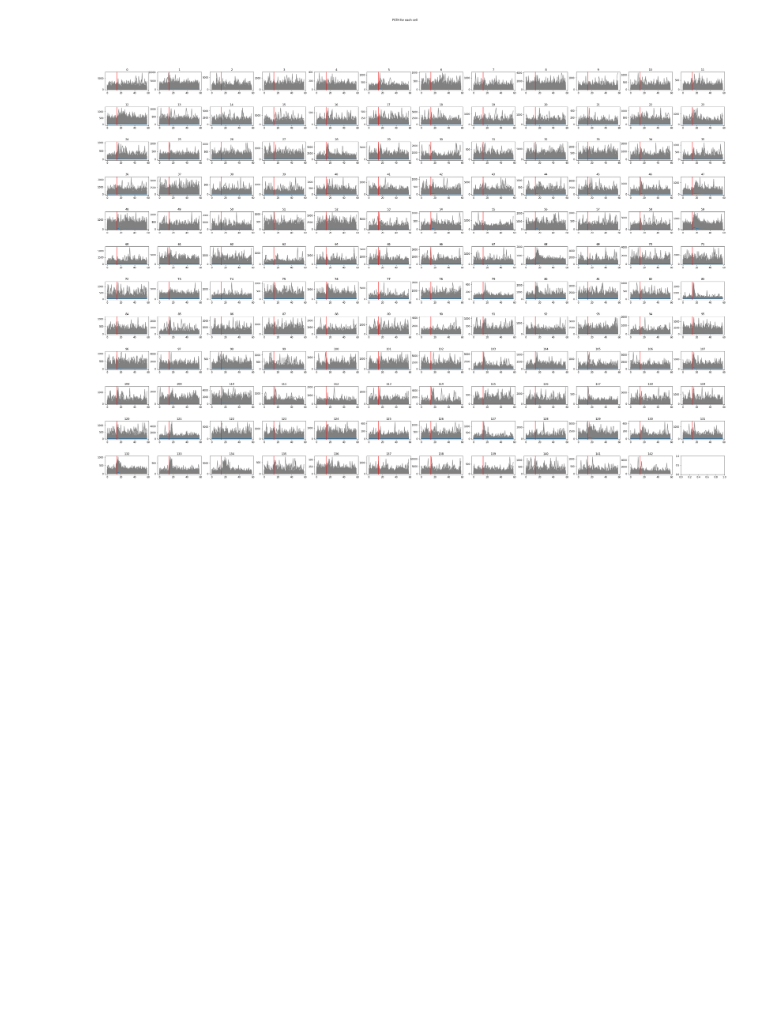
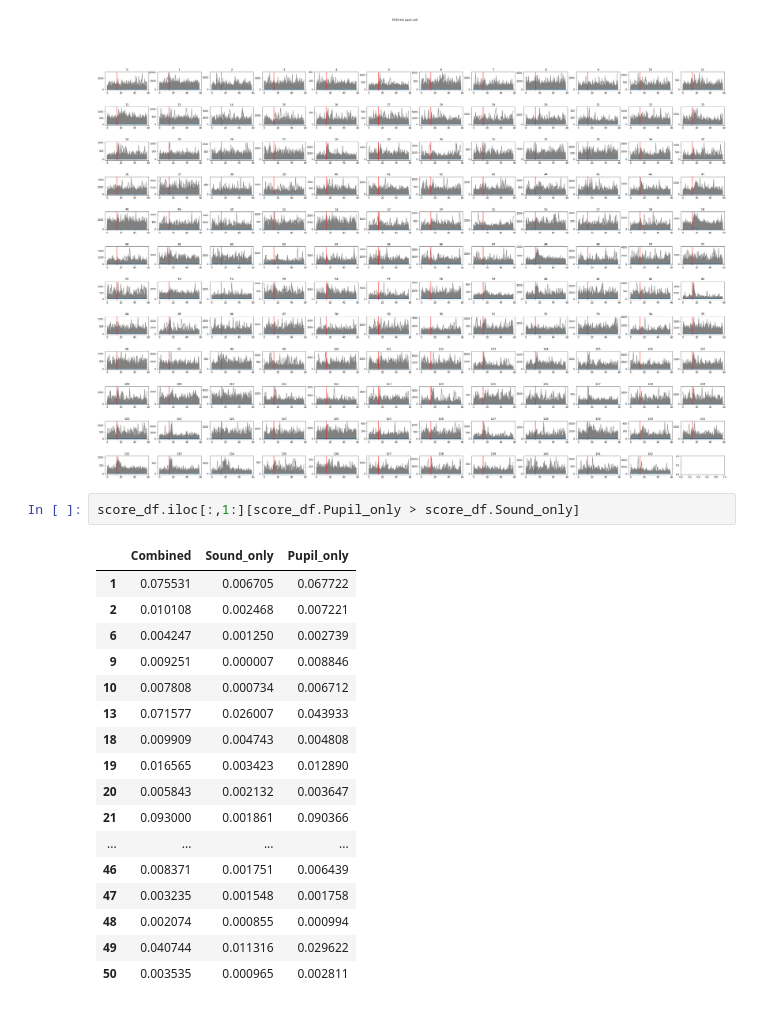
Before and after one commit to Mitchellb16/2pGLM, a Jupyter notebook: 2p_glm.ipynb, the cells around one changed output. Saved outputs shown, nothing was run; the diff lists cells and outputs as text; blank space fills up the shorter version.

```diff
--- a/2p_glm.ipynb
+++ b/2p_glm.ipynb
@@ -178,3 +174,23 @@ score_df[score_df.Pupil_only > 0.05]
 psth_plot(responsive_cells)
 # %% [output]
 [figure]
+# %%
+score_df.iloc[:,1:][score_df.Pupil_only > score_df.Sound_only]
+# %% [output]
+|  | Combined | Sound_only | Pupil_only |
+| 1 | 0.075531 | 0.006705 | 0.067722 |
+| 2 | 0.010108 | 0.002468 | 0.007221 |
+| 6 | 0.004247 | 0.001250 | 0.002739 |
+| 9 | 0.009251 | 0.000007 | 0.008846 |
+| 10 | 0.007808 | 0.000734 | 0.006712 |
+| 13 | 0.071577 | 0.026007 | 0.043933 |
+| 18 | 0.009909 | 0.004743 | 0.004808 |
+| 19 | 0.016565 | 0.003423 | 0.012890 |
+| 20 | 0.005843 | 0.002132 | 0.003647 |
+| 21 | 0.093000 | 0.001861 | 0.090366 |
+| ... | ... | ... | ... |
+| 46 | 0.008371 | 0.001751 | 0.006439 |
+| 47 | 0.003235 | 0.001548 | 0.001758 |
+| 48 | 0.002074 | 0.000855 | 0.000994 |
+| 49 | 0.040744 | 0.011316 | 0.029622 |
+| 50 | 0.003535 | 0.000965 | 0.002811 |
```
Also changed, not shown: parts of 6 cells of this notebook.
